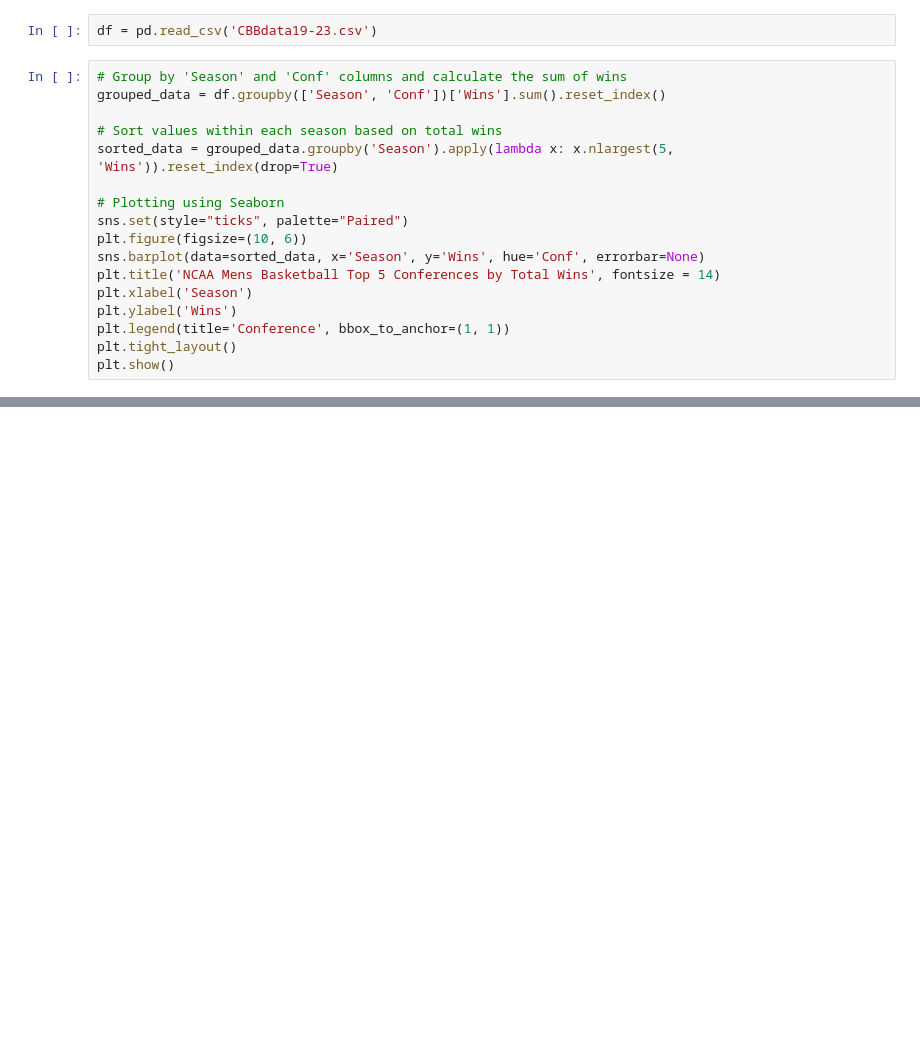
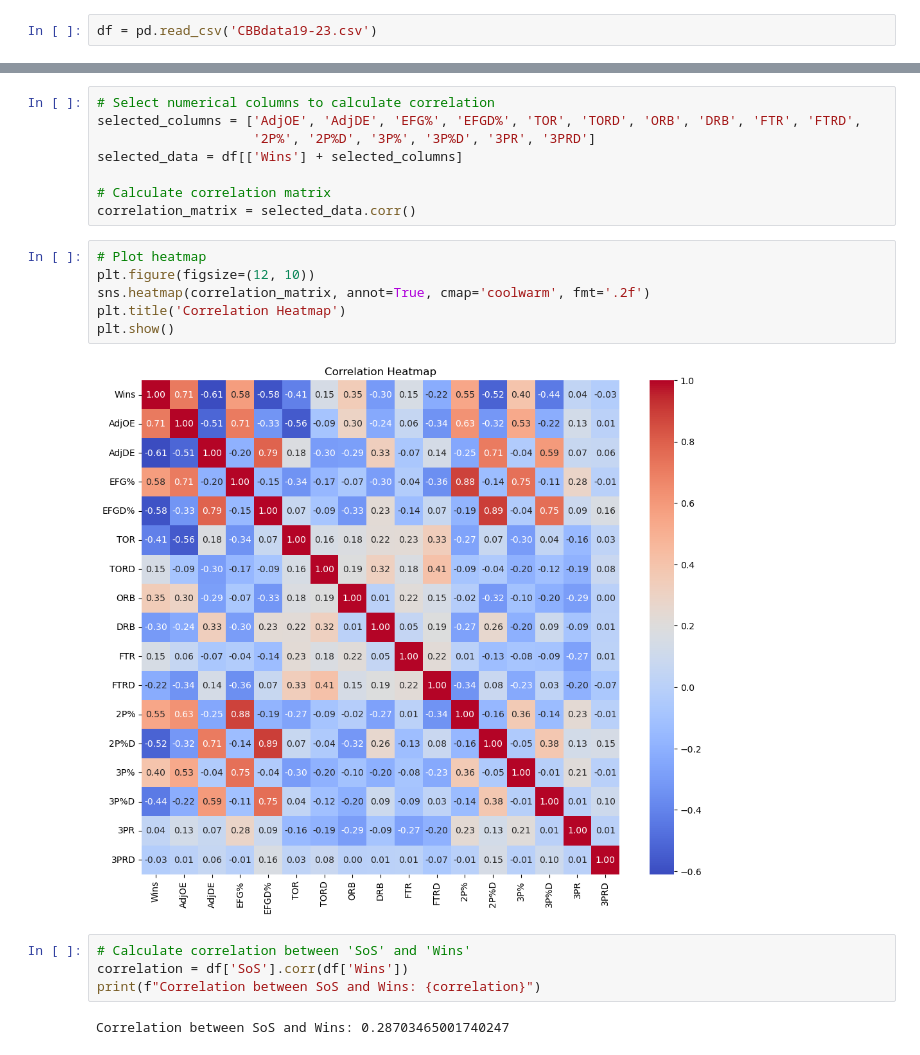
Before and after one commit to MattLindeman/STAT386-Project, a Jupyter notebook: EDA.ipynb, the cells around one changed output, grey strips where cells are left out. Saved outputs shown, nothing was run; the diff lists cells and outputs as text; blank space fills up the shorter version.

```diff
--- a/EDA.ipynb
+++ b/EDA.ipynb
@@ -5,19 +6,2 @@ import matplotlib.pyplot as plt
 # %%
 df = pd.read_csv('CBBdata19-23.csv')
-# %%
-# Group by 'Season' and 'Conf' columns and calculate the sum of wins
-grouped_data = df.groupby(['Season', 'Conf'])['Wins'].sum().reset_index()
-
-# Sort values within each season based on total wins
-sorted_data = grouped_data.groupby('Season').apply(lambda x: x.nlargest(5, 'Wins')).reset_index(drop=True)
-
-# Plotting using Seaborn
-sns.set(style="ticks", palette="Paired")
-plt.figure(figsize=(10, 6))
-sns.barplot(data=sorted_data, x='Season', y='Wins', hue='Conf', errorbar=None)
-plt.title('NCAA Mens Basketball Top 5 Conferences by Total Wins', fontsize = 14)
-plt.xlabel('Season')
-plt.ylabel('Wins')
-plt.legend(title='Conference', bbox_to_anchor=(1, 1))
-plt.tight_layout()
-plt.show()
@@ -25,0 +14,22 @@ plt.show()
+# %%
+# Select numerical columns to calculate correlation
+selected_columns = ['AdjOE', 'AdjDE', 'EFG%', 'EFGD%', 'TOR', 'TORD', 'ORB', 'DRB', 'FTR', 'FTRD',
+                    '2P%', '2P%D', '3P%', '3P%D', '3PR', '3PRD']
+selected_data = df[['Wins'] + selected_columns]
+
+# Calculate correlation matrix
+correlation_matrix = selected_data.corr()
+# %%
+# Plot heatmap
+plt.figure(figsize=(12, 10))
+sns.heatmap(correlation_matrix, annot=True, cmap='coolwarm', fmt='.2f')
+plt.title('Correlation Heatmap')
+plt.show()
+# %% [output]
+[figure, added]
+# %%
+# Calculate correlation between 'SoS' and 'Wins'
+correlation = df['SoS'].corr(df['Wins'])
+print(f"Correlation between SoS and Wins: {correlation}")
+# %% [output]
+Correlation between SoS and Wins: 0.28703465001740247
```
Also changed, not shown: parts of 9 cells of this notebook, 2 other files.
